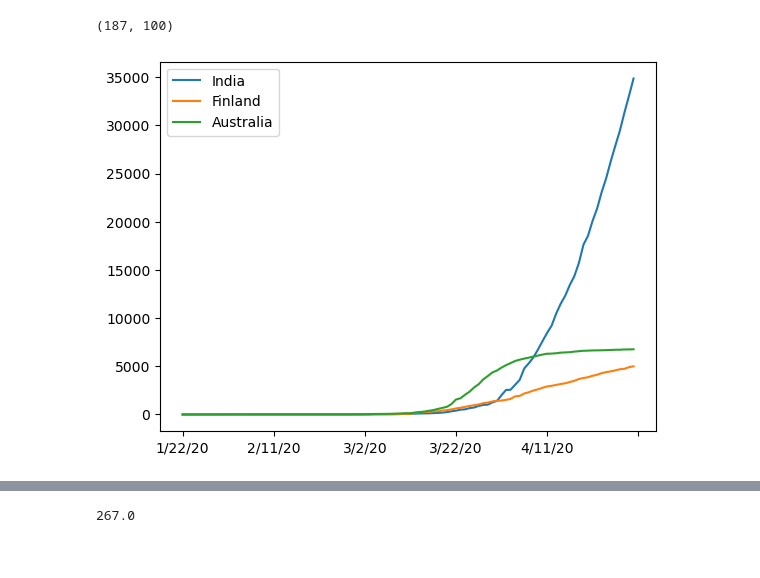
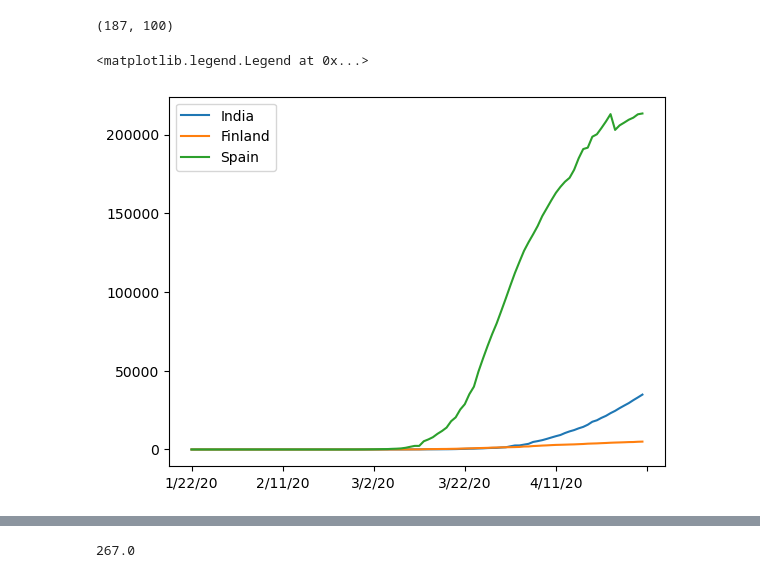
Before and after one commit to sameerxsingh/Brief-covid19-analysis, a Jupyter notebook: covid19 analysis.ipynb, the cells around one changed output, grey strips where cells are left out. Cells and saved outputs as stored; diff of their text form; code cells hidden in the pictures.

```diff
--- a/covid19 analysis.ipynb
+++ b/covid19 analysis.ipynb
@@ -54,12 +52,13 @@ agg_data.shape
 # %%
 #visualising data related to countries
 agg_data.loc["India"].plot()
 agg_data.loc["Finland"].plot()
-agg_data.loc["Australia"].plot()
+agg_data.loc["Spain"].plot()
 
 plt.legend()
 # %% [output]
+<matplotlib.legend.Legend at 0x...>
-[figure, old version]
+[figure, new version]
 # %%
 #calculating a good measure
 agg_data.loc["India"].plot()
```
Also changed, not shown: parts of 23 cells of this notebook.
